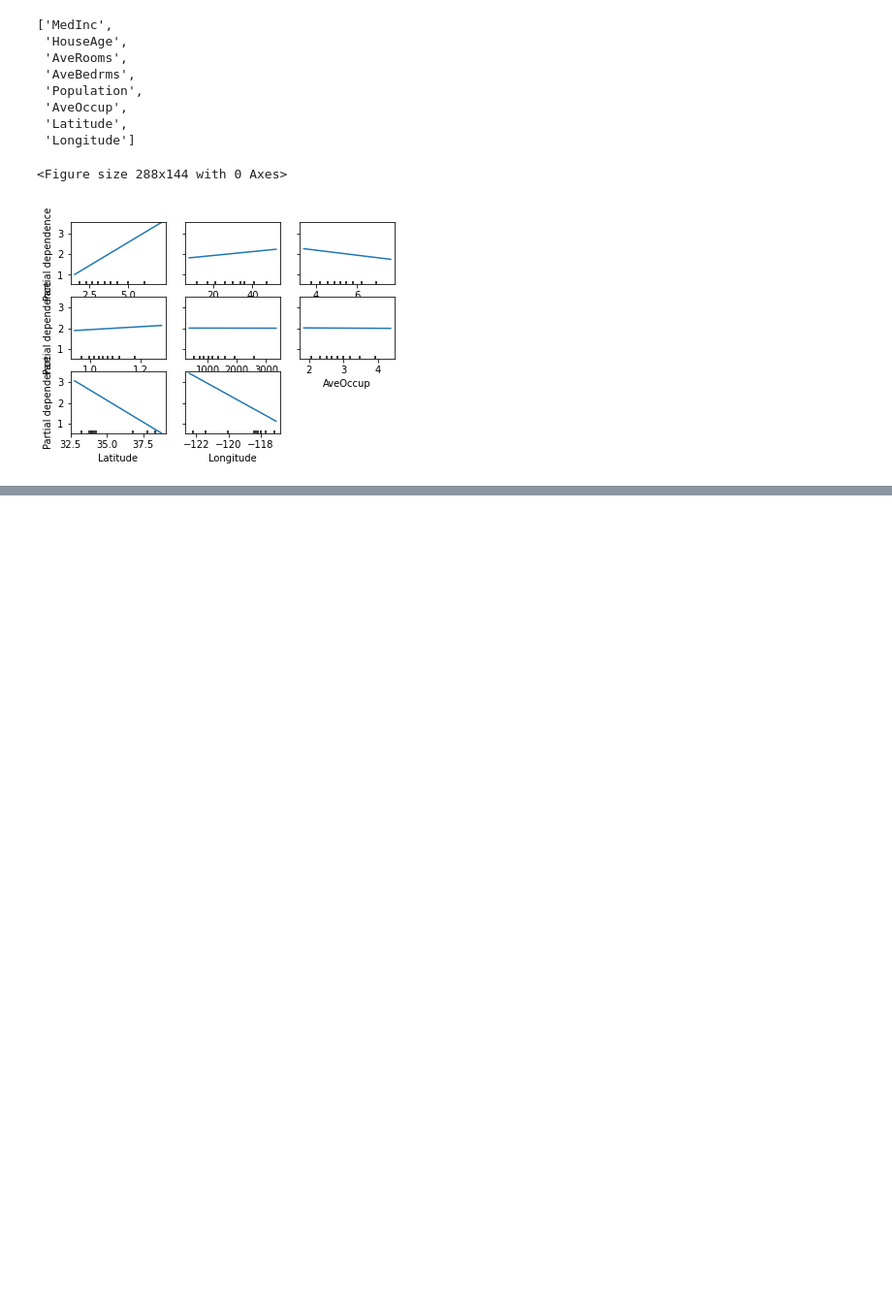
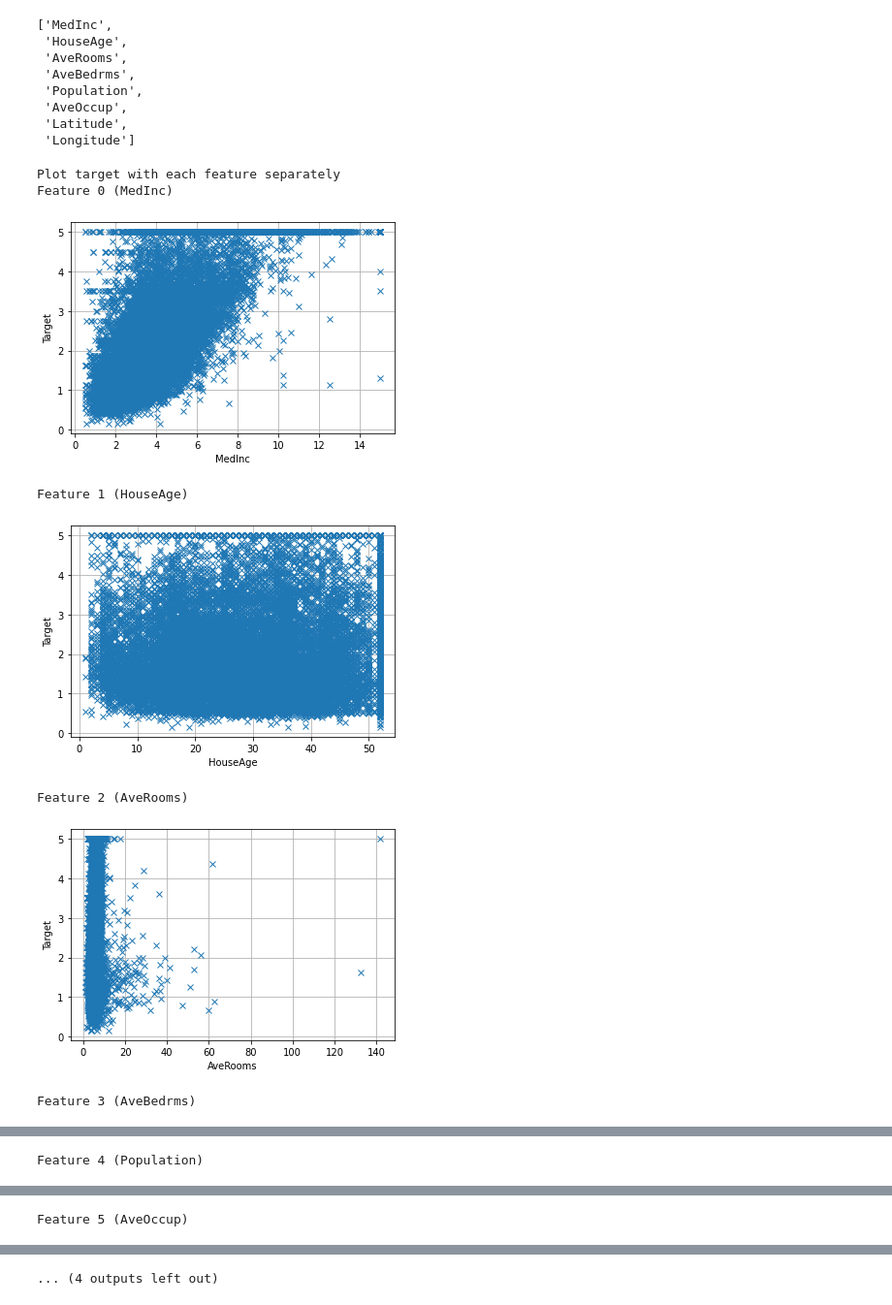
Before and after one commit to Maagnitude/california-housing-xai, a Jupyter notebook: california-housing-xai.ipynb, the cells around one changed output, grey strips where cells are left out. Shown at 97% size. Cells and saved outputs as stored; diff of their text form; code cells hidden in the pictures; blank space fills up the shorter version.

Commit message:
updated R-squared and some plots

```diff
--- a/california-housing-xai.ipynb
+++ b/california-housing-xai.ipynb
@@ -57,6 +74,8 @@ R-squared: 0.6616437502497786
 # %%
 cal_housing=fetch_california_housing()
 feature_names=cal_housing.feature_names
+target = cal_housing.target
+data = cal_housing.data
 # %%
 feature_names
 # %% [output]
@@ -68,15 +87,21 @@ feature_names
  'AveOccup',
  'Latitude',
  'Longitude']
-# %%
-from sklearn.inspection import plot_partial_dependence
-
-plt.figure(figsize=(4, 2))
-# Plot the partial dependence for the selected features
-plot_partial_dependence(regr, ds_X_train, range(ds_X.shape[1]),
-                        feature_names=feature_names,
-                        n_jobs=-1, grid_resolution=2)
-plt.show()
-# %% [output]
-<Figure size 288x144 with 0 Axes>
-[figure, removed]
+# %%
+print("Plot target with each feature separately")
+for i in range(ds_X_train.data.shape[1]):
+    print("Feature %d (%s)" % (i, feature_names[i]))
+    plt.plot(data[:, i], target[:], 'x')
+    plt.xlabel(feature_names[i])
+    plt.ylabel("Target")
+    plt.grid()
+    plt.show()
+# %% [output]
+Plot target with each feature separately
+Feature 0 (MedInc)
+[figure, added]
+Feature 1 (HouseAge)
+[figure, added]
+Feature 2 (AveRooms)
+[figure, added]
+Feature 3 (AveBedrms)
@@ -82,0 +109 @@ plt.show()
+Feature 4 (Population)
@@ -82,0 +111 @@ plt.show()
+Feature 5 (AveOccup)
@@ -82,0 +113 @@ plt.show()
+... (4 outputs left out)
```
Also changed, not shown: parts of 21 cells of this notebook.
